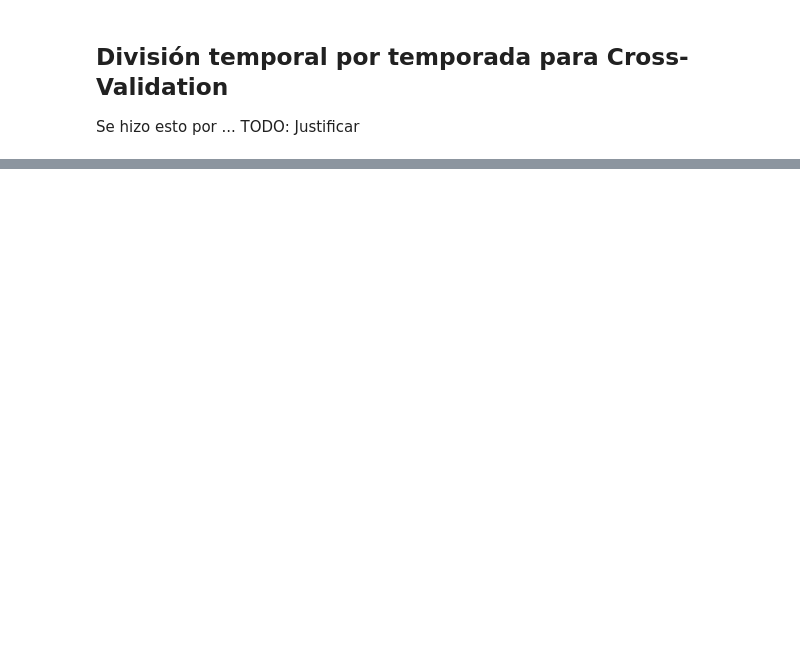
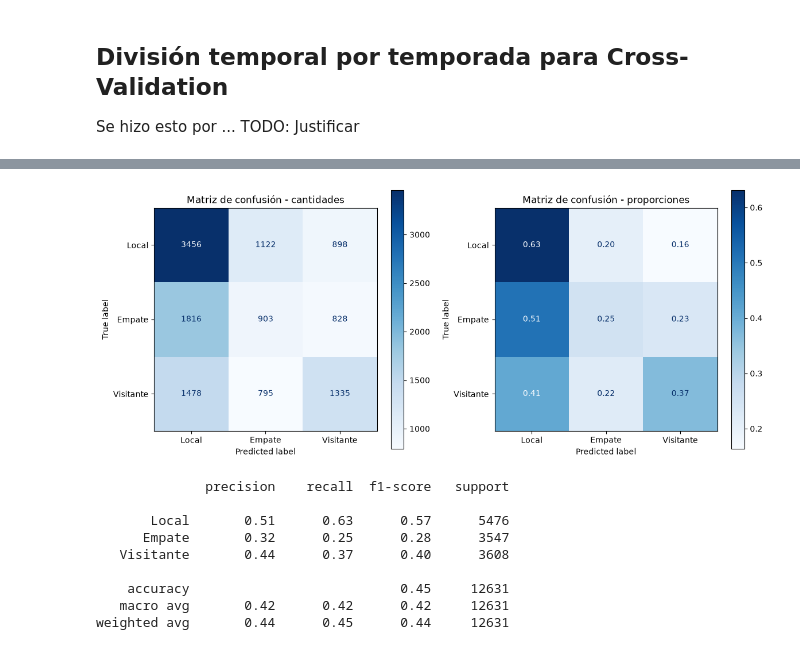
Before and after one commit to matiasencion/AprendizajeAutomatico, a Jupyter notebook: Tarea1/dataset/treeNotebook.ipynb, the cells around one changed output, grey strips where cells are left out. Cells and saved outputs as stored; diff of their text form; code cells hidden in the pictures; blank space fills up the shorter version.

```diff
--- a/Tarea1/dataset/treeNotebook.ipynb
+++ b/Tarea1/dataset/treeNotebook.ipynb
@@ -179,13 +250,5 @@ window_results
 # %%
-#seleccionamos la ventana con mejor F1 macro
-best_window_index = window_results["f1_macro"].idxmax()
-best_window = int(
-    window_results.loc[best_window_index, "training_window"]
-)
-
-grid_search = grid_searches[best_window]
-temporal_splits = temporal_splits_by_window[best_window]
-results = pd.DataFrame(grid_search.cv_results_)
+results = pd.DataFrame(search.cv_results_)
 
 #buscamos automaticamente todas las columnas de hiperparametros
 parameter_columns = [
@@ -194,33 +257,21 @@ parameter_columns = [
     if column.startswith("param_")
 ]
 
-score_columns = [
-    "split0_test_f1_macro",
-    "split1_test_f1_macro",
-    "split2_test_f1_macro",
-    "split3_test_f1_macro",
+# Generamos las columnas de score dinámicamente
+split_columns = [f"split{i}_test_accuracy" for i in range(len(validation_years))]
+score_columns = split_columns + [
     "mean_test_accuracy",
-    "mean_test_balanced_accuracy",
-    "mean_test_f1_macro",
-    "std_test_f1_macro",
-    "rank_test_f1_macro",
+    "std_test_accuracy",
+    "rank_test_accuracy",
 ]
 
 results = results[
     parameter_columns + score_columns
-].sort_values("rank_test_f1_macro")
+].sort_values("rank_test_accuracy")
 
-results = results.rename(columns={
-    "split0_test_f1_macro": "f1_macro_2020",
-    "split1_test_f1_macro": "f1_macro_2021",
-    "split2_test_f1_macro": "f1_macro_2022",
-    "split3_test_f1_macro": "f1_macro_2023",
-})
-
-print(f"Mejor ventana: {best_window} temporadas")
-print("Mejores hiperparametros:")
-print(grid_search.best_params_)
-results.head(10)
+# Renombramos dinámicamente
+rename_dict = {f"split{i}_test_accuracy": f"accuracy_{year}" for i, year in enumerate(validation_years)}
+results = results.rename(columns=rename_dict)
 # %%
 from sklearn.base import clone
 from sklearn.metrics import (
@@ -238,7 +289,7 @@ predicted_results = []
 for fit_indices, validation_indices in temporal_splits:
 
     fold_model = clone(
-        grid_search.best_estimator_
+        search.best_estimator_
     )
 
     fold_model.fit(
@@ -299,30 +350,41 @@ ConfusionMatrixDisplay.from_predictions(
         "Empate",
         "Visitante",
     ],
     normalize="true",
     cmap="Blues",
     values_format=".2f",
     ax=axes[1],
 )
 
 axes[1].set_title(
     "Matriz de confusión - proporciones"
 )
 
 plt.tight_layout()
 plt.show()
 
 
 print(
     classification_report(
         real_results,
         predicted_results,
         labels=labels,
         target_names=[
             "Local",
             "Empate",
             "Visitante",
         ],
         zero_division=0,
     )
 )
+# %% [output]
+[figure, added]
+              precision    recall  f1-score   support
+
+       Local       0.51      0.63      0.57      5476
+      Empate       0.32      0.25      0.28      3547
+   Visitante       0.44      0.37      0.40      3608
+
+    accuracy                           0.45     12631
+   macro avg       0.42      0.42      0.42     12631
+weighted avg       0.44      0.45      0.44     12631
```
Also changed, not shown: parts of 8 cells of this notebook.
